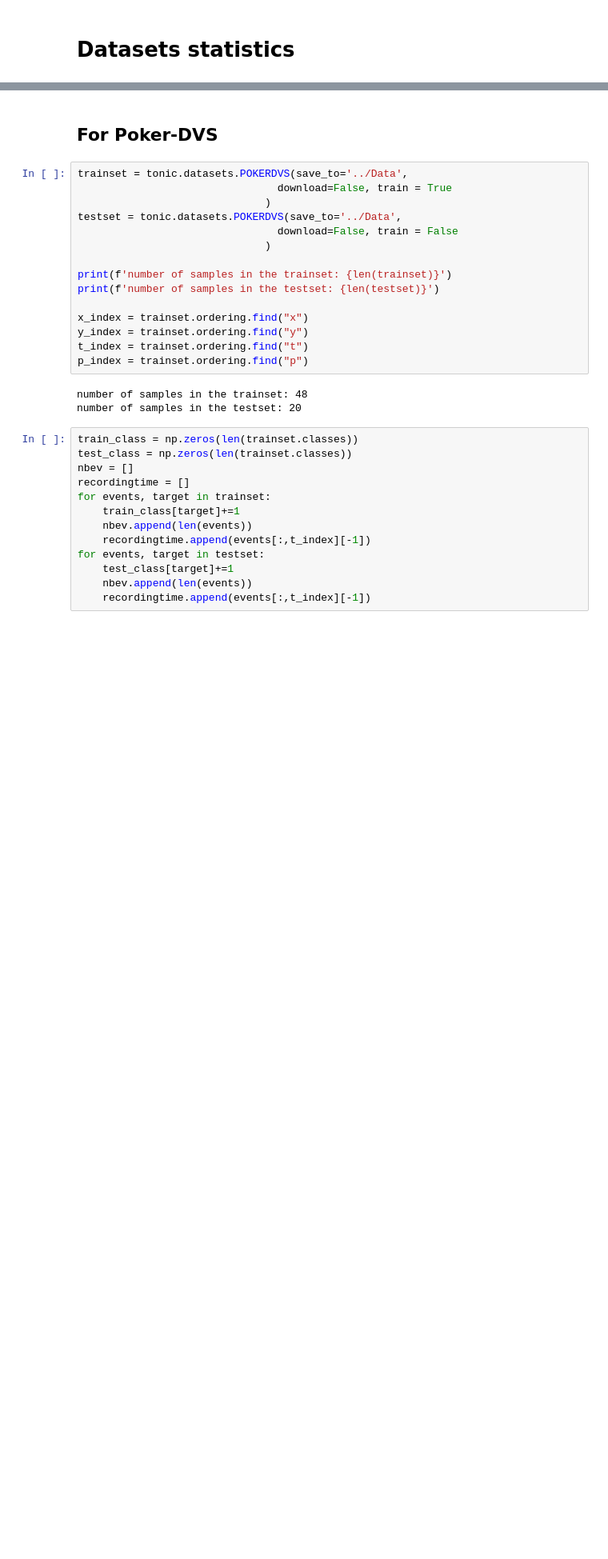
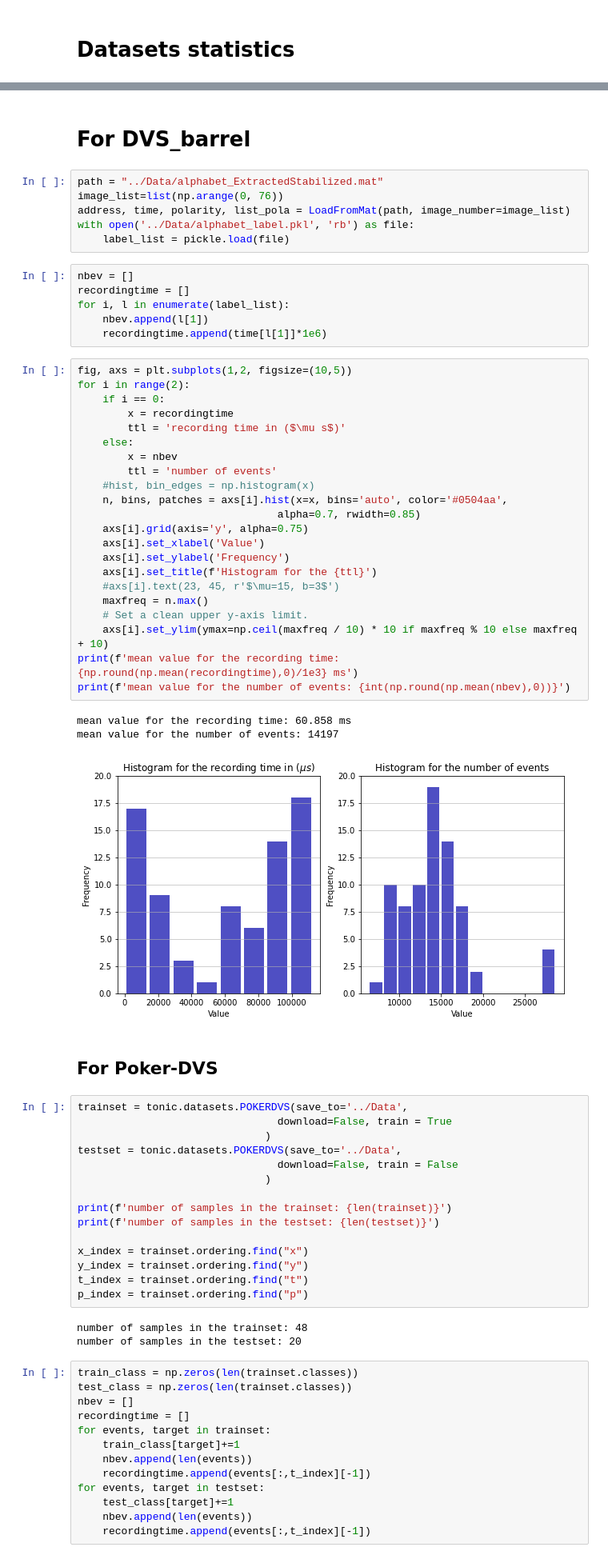
Before and after one commit to SpikeAI/HOTS, a Jupyter notebook: notebooks/DATASET_STATS.ipynb, the cells around one changed output, grey strips where cells are left out. Shown: that part at 80% size. Cells and saved outputs as stored; diff of their text form; blank space fills up the shorter version.

```diff
--- a/notebooks/DATASET_STATS.ipynb
+++ b/notebooks/DATASET_STATS.ipynb
@@ -8,5 +10,45 @@ import matplotlib.pyplot as plt
 # %% [output]
 /home/antoine/homhots/HOTS/HOTS
+# %% [markdown]
+# For DVS\_barrel
+# %%
+path = "../Data/alphabet_ExtractedStabilized.mat"
+image_list=list(np.arange(0, 76))
+address, time, polarity, list_pola = LoadFromMat(path, image_number=image_list)
+with open('../Data/alphabet_label.pkl', 'rb') as file:
+    label_list = pickle.load(file)
+# %%
+nbev = []
+recordingtime = []
+for i, l in enumerate(label_list):
+    nbev.append(l[1])
+    recordingtime.append(time[l[1]]*1e6)
+# %%
+fig, axs = plt.subplots(1,2, figsize=(10,5))
+for i in range(2):
+    if i == 0:
+        x = recordingtime
+        ttl = 'recording time in ($\mu s$)'
+    else:
+        x = nbev
+        ttl = 'number of events'
+    #hist, bin_edges = np.histogram(x)
+    n, bins, patches = axs[i].hist(x=x, bins='auto', color='#0504aa',
+                                alpha=0.7, rwidth=0.85)
+    axs[i].grid(axis='y', alpha=0.75)
+    axs[i].set_xlabel('Value')
+    axs[i].set_ylabel('Frequency')
+    axs[i].set_title(f'Histogram for the {ttl}')
+    #axs[i].text(23, 45, r'$\mu=15, b=3$')
+    maxfreq = n.max()
+    # Set a clean upper y-axis limit.
+    axs[i].set_ylim(ymax=np.ceil(maxfreq / 10) * 10 if maxfreq % 10 else maxfreq + 10)
+print(f'mean value for the recording time: {np.round(np.mean(recordingtime),0)/1e3} ms')
+print(f'mean value for the number of events: {int(np.round(np.mean(nbev),0))}')
+# %% [output]
+mean value for the recording time: 60.858 ms
+mean value for the number of events: 14197
+[figure, added]
 # %% [markdown]
 ## For Poker-DVS
 # %%
```
Also changed, not shown: parts of 3 cells of this notebook, 2 other files.
